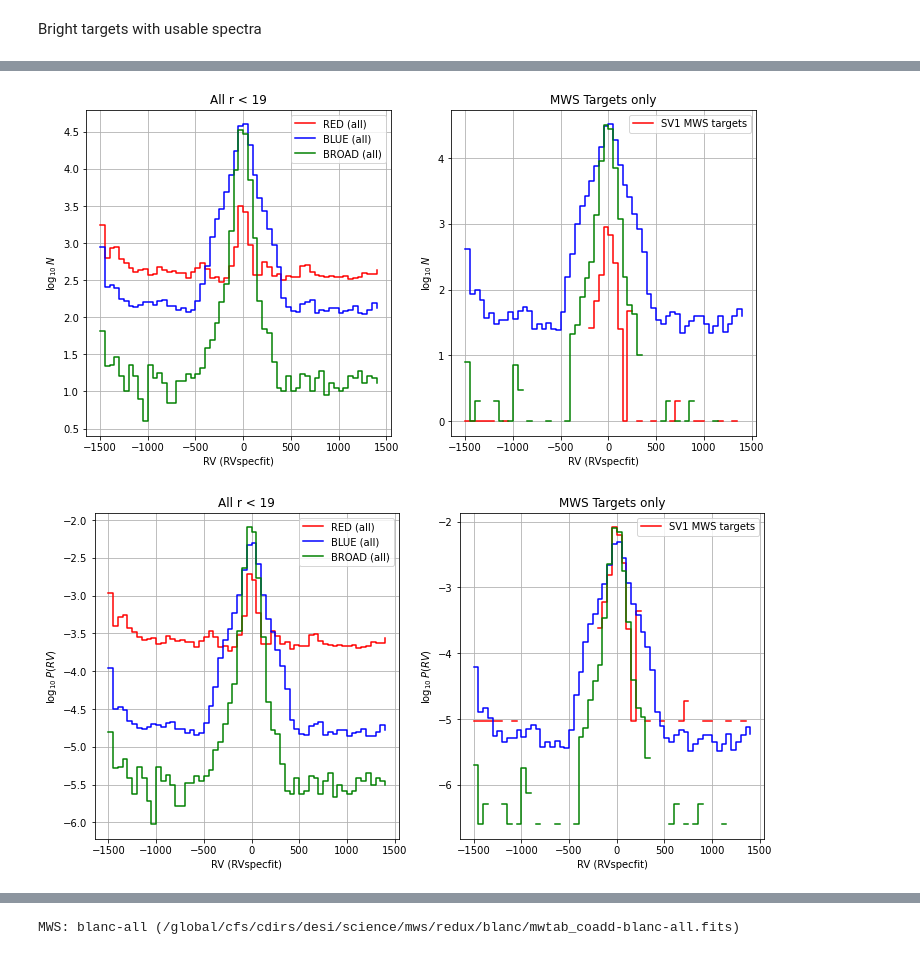
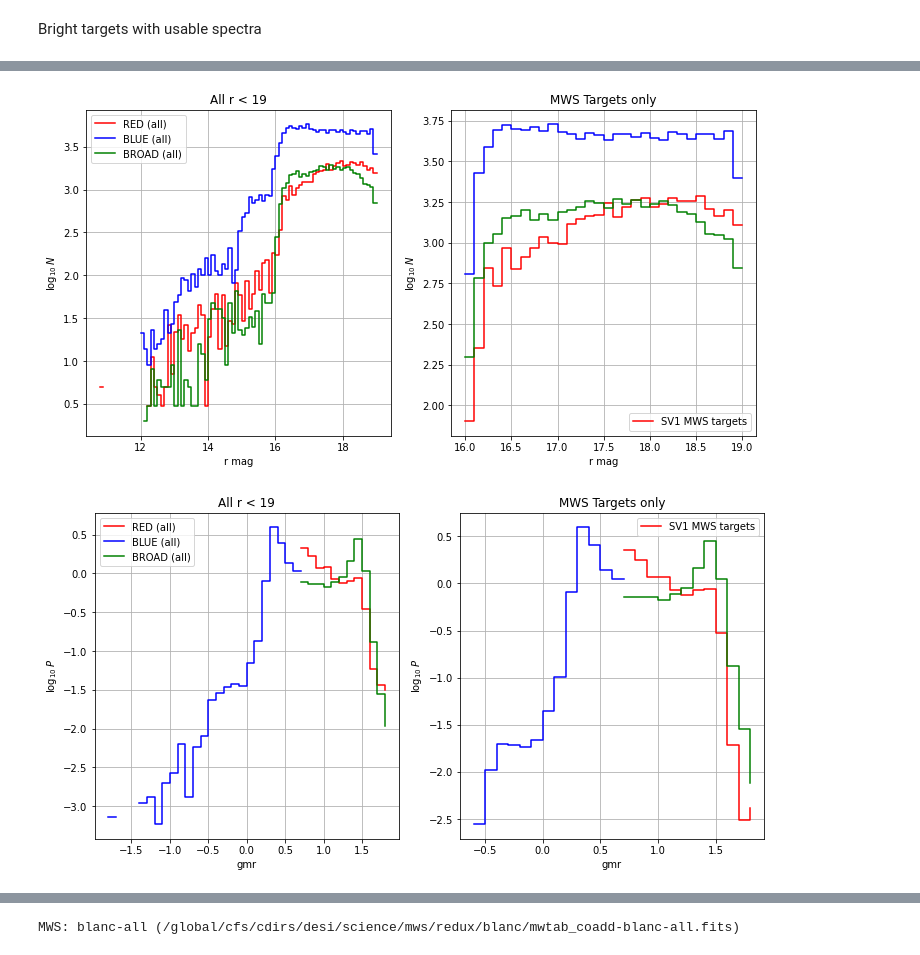
Before and after one commit to apcooper/quicksv1, a Jupyter notebook: quicksv1_mws.ipynb, the cells around one changed output, grey strips where cells are left out. Drawn from its saved outputs; the diff is of its cells as text; code cells hidden in the pictures.

```diff
--- a/quicksv1_mws.ipynb
+++ b/quicksv1_mws.ipynb
@@ -71,10 +72,10 @@ class MWSExposures(MWSData):
     Single exposures.
 
     Example:
-        d = MWSExposures(redux='sv_daily', procdate=210110)
+        d = MWSExposures(redux='sv_daily', run=210110)
     """
     def __repr__(self):
-        return 'MWS: {}-exp-{} ({})'.format(self.redux, self.date, self.mwtab_path())
+        return 'MWS: {}-exp-{} ({})'.format(self.redux, self.run, self.mwtab_path())
 
     def mwtab_path(self):
         """
@@ -97,7 +98,20 @@ class MWSExposures(MWSData):
                                                targetid=targetid,
                                                coadd=False,
                                                dataset=self.redux)
-        return D
+
+        if with_model:
+            Dmod = desi_retriever.andes.fetcher.get_rvspec_models(tileid=tileid,
+                                                        night=night,
+                                                        fiber=fiber,
+                                                        targetid=targetid,
+                                                        run=self.run,
+                                                        coadd=True,
+                                                        dataset=self.redux_dirname)
+
+        if with_model:
+            return D, Dmod
+        else:
+            return D
 # %%
 class MWSCoadd(MWSData):
     """
@@ -148,5 +201,5 @@ class MWSCoadd(MWSData):
 # %%
-d = MWSExposures(redux='sv_daily',procdate=210110)
+d = MWSExposures(redux='sv_daily',run=210110)
 d
 # %% [output]
 MWS: daily-exp-210110 (/global/cfs/cdirs/desi/science/mws/redux/sv_daily/rv_output/210110/rvtab_spectra-daily.fits)
@@ -172,7 +225,7 @@ Table length=11
 | 999999 | 13775 |
 # %%
 def spec_ok(rv,success='SUCCESS'):
-    return (rv[success]) & (rv['SN_B'] > 2) & (rv['SN_R'] > 2) & (rv['SN_Z'] > 2)
+    return (rv[success]) & (rv['SN_B'] > 2) & (rv['SN_R'] > 2) & (rv['SN_Z'] > 2)  & (rv['RVS_WARN'] == 0)
 
 def mws_samples(d):
     """
@@ -186,13 +239,13 @@ def mws_samples(d):
     gmr = gmag - rmag
     rmz = rmag - zmag
 
-    is_mws_red = (rmag < 19) & (np.abs(pm) < np.log10(7)) & (np.isfinite(pm)) & (gmr > 0.7)
+    is_mws_red = (rmag < 19) & (pm < 7.0) & (np.isfinite(pm)) & (gmr > 0.7)
     is_mws_blue = (rmag < 19) & (gmr < 0.7)
-    is_mws_broad = (rmag < 19) & ((np.abs(pm) >= np.log10(7)) | (~np.isfinite(pm))) & (gmr > 0.7)
+    is_mws_broad = (rmag < 19) & ((pm >= 7.0) | (~np.isfinite(pm))) & (gmr > 0.7)
 
     return is_mws_red,is_mws_blue,is_mws_broad
 # %%
-def plot_compare_mws_samples(prop,d,bins,decorate=None,density=False,success='SUCCESS'):
+def plot_compare_mws_samples(prop,d,bins,decorate=None,density=False,success='SUCCESS',sel=None):
     """
     """
     is_mws_red,is_mws_blue,is_mws_broad = mws_samples(d)
@@ -200,6 +253,9 @@ def plot_compare_mws_samples(prop,d,bins,decorate=None,density=False,success='SU
     mws_sv_target = (d['SV1_MWS_TARGET'] > 0) & (d['SV1_MWS_TARGET'] != 999999)
 
     specok = spec_ok(d.rv,success=success)
+
+    if sel is not None:
+        specok &= sel
 
     h_red,_ = np.histogram(prop[is_mws_red & specok],bins=bins,density=density)
     h_blue,_ = np.histogram(prop[is_mws_blue & specok],bins=bins,density=density)
@@ -400,23 +527,27 @@ pl.colorbar()
 # %%
+# r mag,absolute
+
 def decorate():
     pl.grid()
-    pl.xlabel('RV (RVspecfit)')
+    pl.xlabel('r mag')
     pl.ylabel('$\log_{10}\,N$')
     pl.legend()
 
-plot_compare_mws_samples(d.rv['VRAD'],d,np.arange(-1500,1500,50),decorate=decorate)
+plot_compare_mws_samples(rmag,d,np.arange(10,22,0.1),decorate=decorate)
 # %% [output]
-[figure, old version]
+[figure, new version]
 # %%
+# g-r, probabilty
+
 def decorate():
     pl.grid()
-    pl.xlabel('RV (RVspecfit)')
-    pl.ylabel('$\log_{10}\,P(RV)$')
+    pl.xlabel('gmr')
+    pl.ylabel('$\log_{10}\,P$')
     pl.legend()
 
-plot_compare_mws_samples(d.rv['VRAD'],d,np.arange(-1500,1500,50),decorate=decorate,density=True)
+plot_compare_mws_samples(gmr,d,np.arange(-2,2,0.1),decorate=decorate,density=True)
 # %% [output]
-[figure, old version]
+[figure, new version]
 # %%
 def decorate():
     pl.grid()
```
Also changed, not shown: parts of 43 cells of this notebook.
